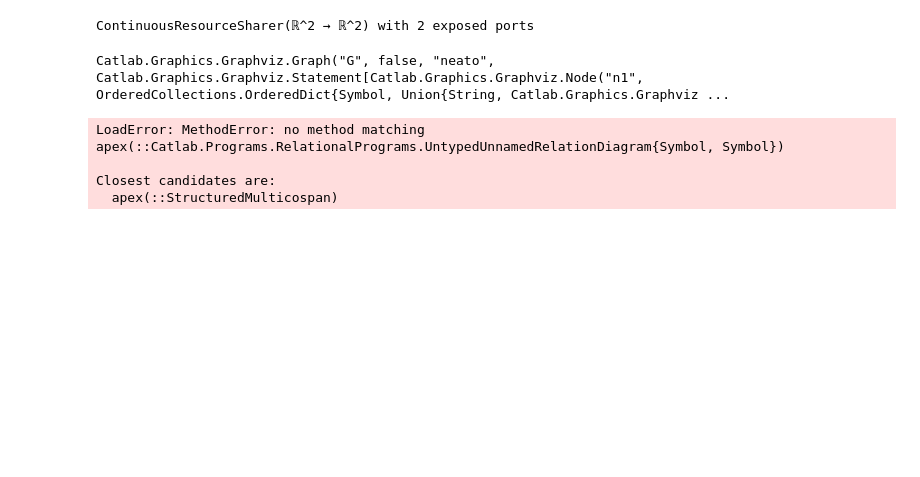
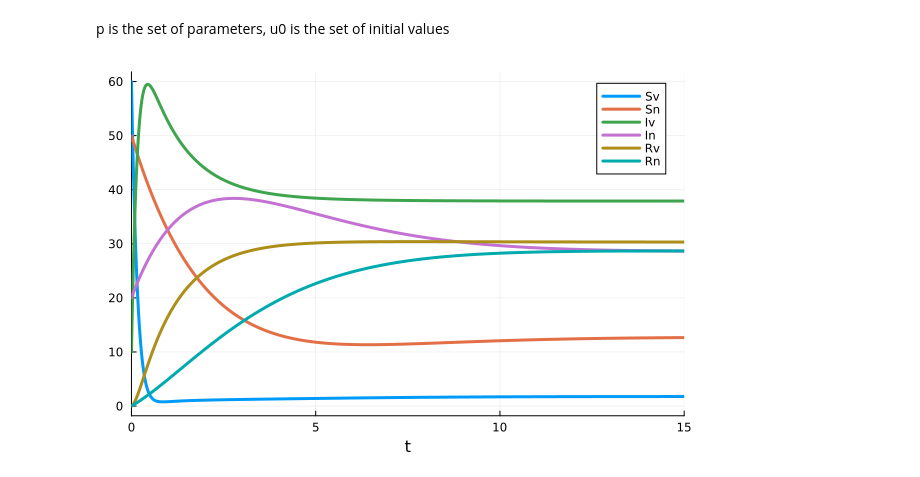
Before and after one commit to Dynamix-IITM/main-repo, a Jupyter notebook: pm documentation/siva/week_7/my_petri.ipynb, the cells around one changed output. Saved outputs shown, nothing was run; the diff lists cells and outputs as text; code cells hidden in the pictures; blank space fills up the shorter version.

```diff
--- a/pm documentation/siva/week_7/my_petri.ipynb
+++ b/pm documentation/siva/week_7/my_petri.ipynb
@@ -10,13 +14,15 @@ using Plots
 # %%
 # My model
 SIR = Open(LabelledPetriNet(
-    [:Sv, :Sn, :Iv, :In, :Rv, :Rn],             # Defining places
+    # Defining places
+    [:Sv, :Sn, :Iv, :In, :Rv, :Rn],
     # Defining Transitions
     :alpha => ((:Sn) => (:In)),
     :beta => ((:Sv, :In) => (:Iv, :In)),
     :gamma_max => ((:Iv) => (:Rv)),
     :gamma_min => ((:In) => (:Rn)),
-    :tau => ((:Rv, :Rn) => (:Sv, :Sn))
+    :tau_v => ((:Rv) => (:Sv)),
+    :tau_n => ((:Rn) => (:Sn))
 ))
 # %% [output]
 StructuredMulticospan{Catlab.CategoricalAlgebra.StructuredCospans.DiscreteACSet{AnonACSet{TypeLevelBasicSchema{Symbol, Tuple{:S}, Tuple{}, Tuple{:Name}, Tuple{(:sname, :S, :Name)}, Tuple{}}, Tuple{Sym ...
@@ -47,29 +51,9 @@ WARNING: both DifferentialEquations and WiringDiagrams export "neighbors"; uses
-# %%
-vigilant_infect = ContinuousResourceSharer{Float64}(1, 1, (u, p, t) -> p.beta * u[4] / p.N , [3])
-negligent_infect = ContinuousResourceSharer{Float64}(1, 1, (u, p, t) -> p.alpha * u[4], [4])
-vigilant_recover = ContinuousResourceSharer{Float64}(2, 2, (u, p, t) -> [p.gamma_min * u[1] * u[2], -p.beta * u[1] * u[2]], [1, 2])
-negligent_recover = ContinuousResourceSharer{Float64}(2, 2, (u, p, t) -> [0, -p.beta * u[1] * u[2]], [1, 2])
-immune_lose = ContinuousResourceSharer{Float64}(2, 2, (u, p, t) -> [p.gamma_max * u[1] * u[2], -p.beta * u[1] * u[2]], [1, 2])
-# %% [output]
-ContinuousResourceSharer(ℝ^2 → ℝ^2) with 2 exposed ports
-# %%
-
-SIR_composition_pattern = @relation (Sv, Sn, Iv, In, Rv, Rn) where (Sv, Sn, Iv, In, Rv, Rn) begin
-    susceptible(Sv, Sn, Rv, Rn)
-    infect(In, Iv, Sv, Sn)
-    recover(In, Iv, Rv, Rn)
-end
-
-to_graphviz(SIR_composition_pattern,  box_labels = :name, junction_labels = :variable)
-# %% [output]
-Catlab.Graphics.Graphviz.Graph("G", false, "neato", Catlab.Graphics.Graphviz.Statement[Catlab.Graphics.Graphviz.Node("n1", OrderedCollections.OrderedDict{Symbol, Union{String, Catlab.Graphics.Graphviz ...
+# %% [markdown]
+p is the set of parameters, u0 is the set of initial values
 # %%
-p = LVector(alpha=0.45, beta=0.3, gamma_max=0.4, gamma_min=0.2, N=17)
-u0 = LVector(Sv=10, Sn=5, Iv=1, In=1, Rv=0, Rn=0)
-soln = solve(ODEProblem(vectorfield(apex(SIR_composition_pattern)), u0, (0.0, 100.0), p))
-plot(soln)
+p = LVector(alpha=0.45, beta=0.3, gamma_max=0.4, gamma_min=0.2, tau_v=0.5, tau_n=0.2)
+u0 = LVector(Sv=60, Sn=50, Iv=10, In=20, Rv=0, Rn=0)
+soln = solve(ODEProblem(vectorfield(apex(SIR)), u0, (0.0, 15.0), p))
+plot(soln, lw=3)
 # %% [output]
-LoadError: MethodError: no method matching apex(::Catlab.Programs.RelationalPrograms.UntypedUnnamedRelationDiagram{Symbol, Symbol})
-
-Closest candidates are:
-  apex(::StructuredMulticospan)
+[figure, added]
```
Also changed, not shown: parts of 7 cells of this notebook.
